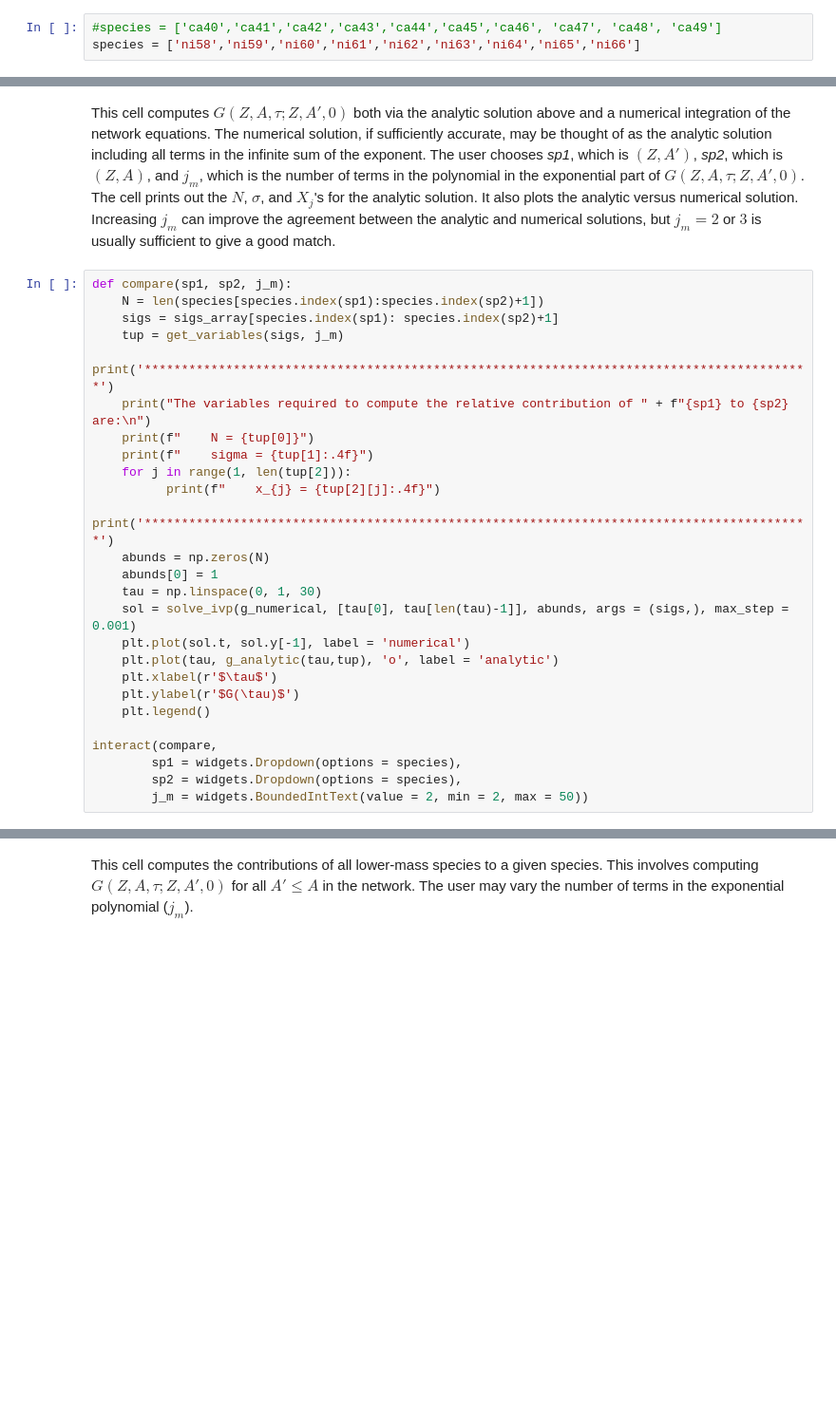
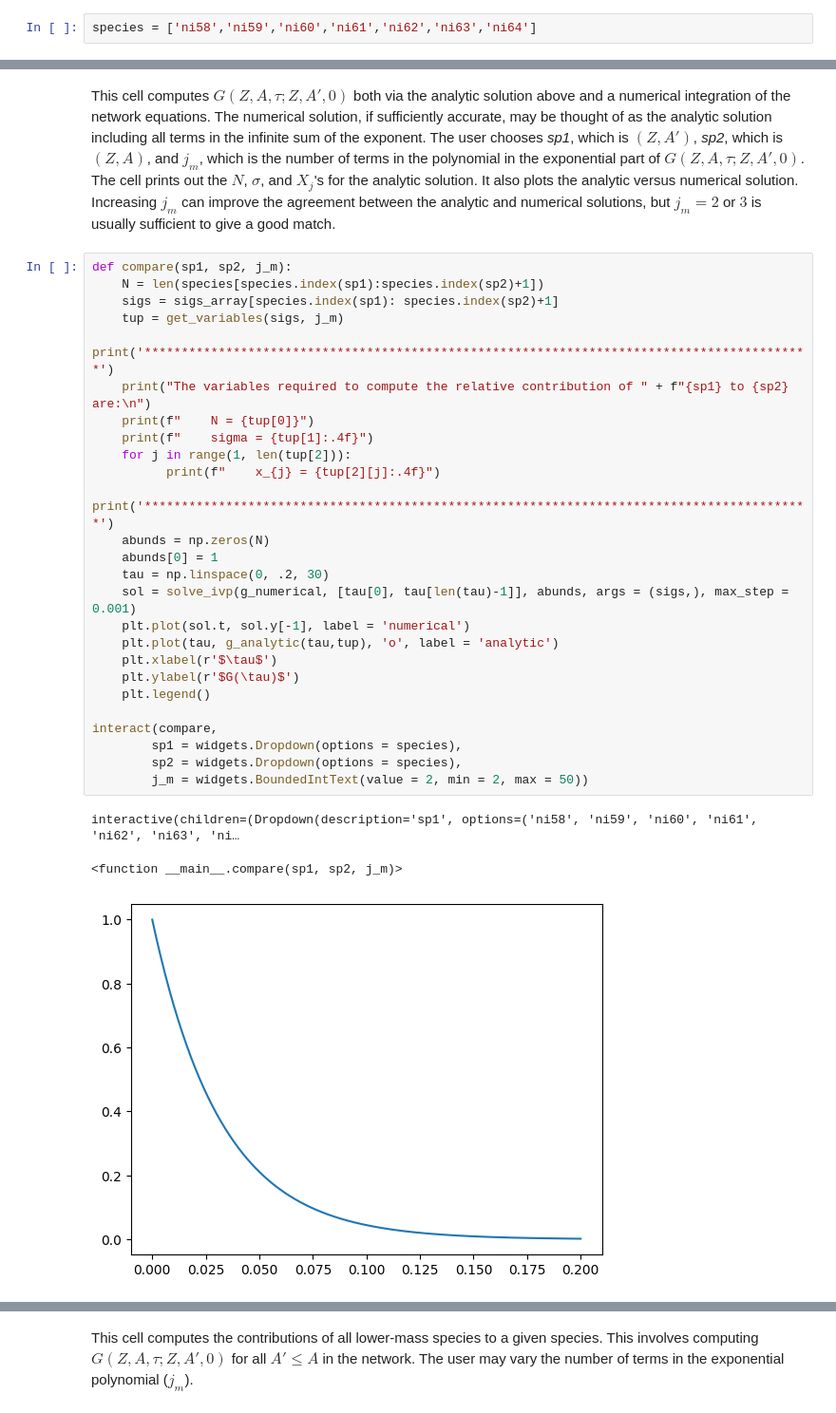
Before and after one commit to lucaswalls18/neutron_burst, a Jupyter notebook: analytic_solution.ipynb, the cells around one changed output, grey strips where cells are left out. Shown at 95% size. Drawn from its saved outputs; the diff is of its cells as text; blank space fills up the shorter version.

```diff
--- a/analytic_solution.ipynb
+++ b/analytic_solution.ipynb
@@ -163,6 +163,5 @@ Here define the network.  The default is a network of calcium isotopes.  The com
 # %%
-#species = ['ca40','ca41','ca42','ca43','ca44','ca45','ca46', 'ca47', 'ca48', 'ca49']
-species = ['ni58','ni59','ni60','ni61','ni62','ni63','ni64','ni65','ni66']
+species = ['ni58','ni59','ni60','ni61','ni62','ni63','ni64']
 # %% [markdown]
 Define a $T_9$, the temperature for the neutron burst in billions of K.   The temperature during the neutron burst will be roughly constant, so defining a single temperature is a good approximation.
 # %%
@@ -201,26 +208,30 @@ This cell computes $G(Z, A, \tau; Z, A', 0)$ both via the analytic solution abov
 # %%
 def compare(sp1, sp2, j_m):
     N = len(species[species.index(sp1):species.index(sp2)+1])
     sigs = sigs_array[species.index(sp1): species.index(sp2)+1]
     tup = get_variables(sigs, j_m)
     print('******************************************************************************************')
     print("The variables required to compute the relative contribution of " + f"{sp1} to {sp2} are:\n")
     print(f"    N = {tup[0]}")
     print(f"    sigma = {tup[1]:.4f}")
     for j in range(1, len(tup[2])):
           print(f"    x_{j} = {tup[2][j]:.4f}")
     print('******************************************************************************************')
     abunds = np.zeros(N)
     abunds[0] = 1
-    tau = np.linspace(0, 1, 30)
+    tau = np.linspace(0, .2, 30)
     sol = solve_ivp(g_numerical, [tau[0], tau[len(tau)-1]], abunds, args = (sigs,), max_step = 0.001)
     plt.plot(sol.t, sol.y[-1], label = 'numerical')
     plt.plot(tau, g_analytic(tau,tup), 'o', label = 'analytic')
     plt.xlabel(r'$\tau$')
     plt.ylabel(r'$G(\tau)$')
     plt.legend()
 
 interact(compare,
         sp1 = widgets.Dropdown(options = species),
         sp2 = widgets.Dropdown(options = species),
         j_m = widgets.BoundedIntText(value = 2, min = 2, max = 50))
+# %% [output]
+interactive(children=(Dropdown(description='sp1', options=('ni58', 'ni59', 'ni60', 'ni61', 'ni62', 'ni63', 'ni…
+<function __main__.compare(sp1, sp2, j_m)>
+[figure, added]
```
Also changed, not shown: parts of 8 cells of this notebook, 2 other files.
